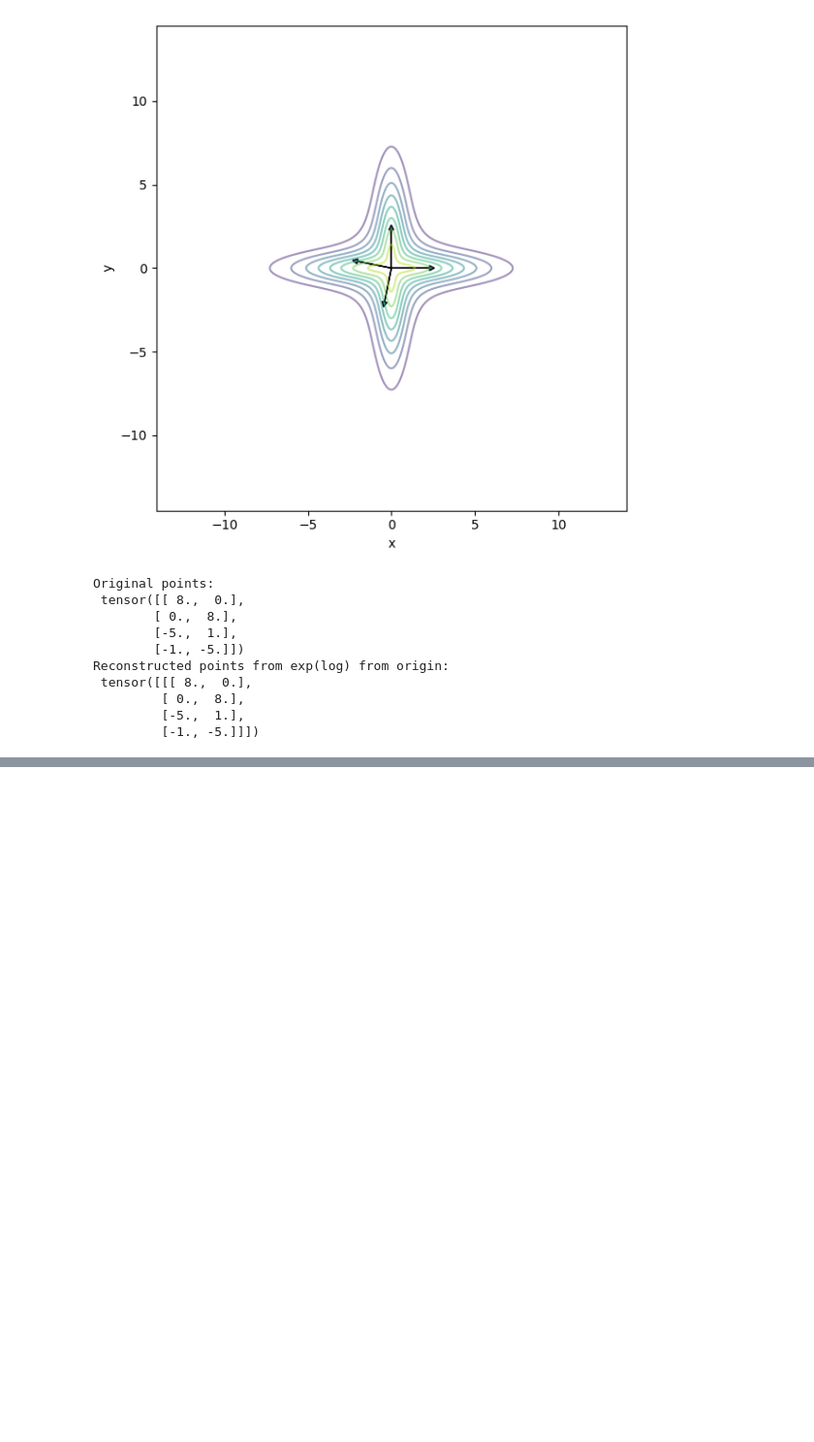
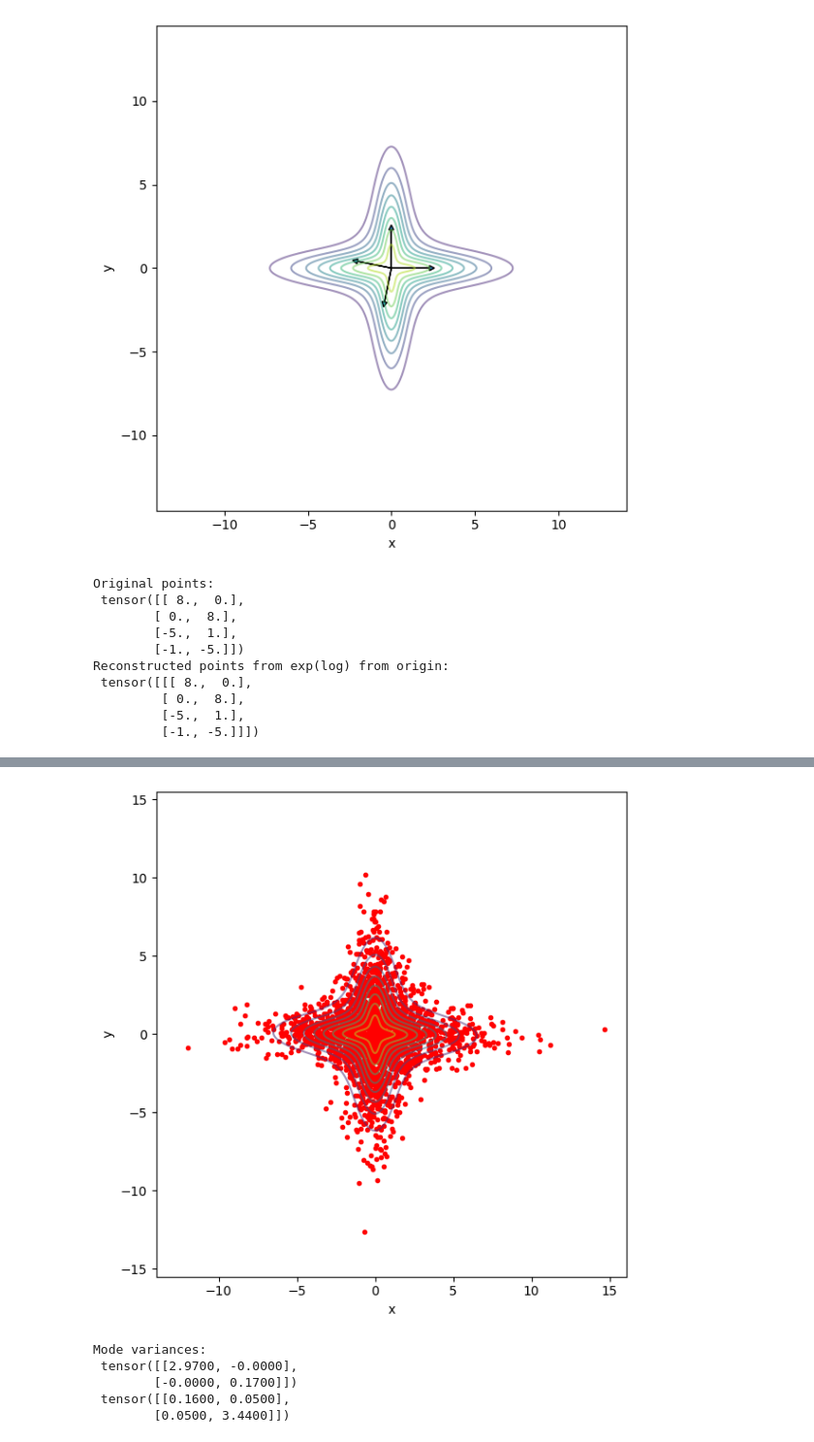
Before and after one commit to wdiepeveen/Riemannian-Archetypal-Analysis, a Jupyter notebook: bimodal_rho_test.ipynb, the cells around one changed output, grey strips where cells are left out. Shown at 97% size. Cells and saved outputs as stored; diff of their text form; code cells hidden in the pictures; blank space fills up the shorter version.

```diff
--- a/bimodal_rho_test.ipynb
+++ b/bimodal_rho_test.ipynb
@@ -192,0 +258,23 @@ Reconstructed points from exp(log) from origin:
+# %%
+# plot trained density
+trained_log_probs = torch.exp(star_gaussian_dist.log_prob(XY).reshape(n_points, n_points).detach())
+
+plt.figure(figsize=(6,6))
+plt.contour(X.numpy(), Y.numpy(), trained_log_probs.numpy(), levels=10, cmap='viridis', alpha=0.5)
+plt.scatter(samples[:,0], samples[:,1], marker='.', color='red')
+plt.xlabel('x')
+plt.ylabel('y')
+plt.axis('equal')
+plt.tight_layout()
+plt.show()
+# %% [output]
+[figure, added]
+# %%
+# extract mode variances to see if we can identify the two modes
+print("Mode variances:\n", star_gaussian_dist.radial.mode_variance(0).round(decimals=2), "\n", star_gaussian_dist.radial.mode_variance(1).round(decimals=2))
+# %% [output]
+Mode variances:
+ tensor([[2.9700, -0.0000],
+        [-0.0000, 0.1700]])
+ tensor([[0.1600, 0.0500],
+        [0.0500, 3.4400]])
```
Also changed, not shown: parts of 10 cells of this notebook, 9 other files.
